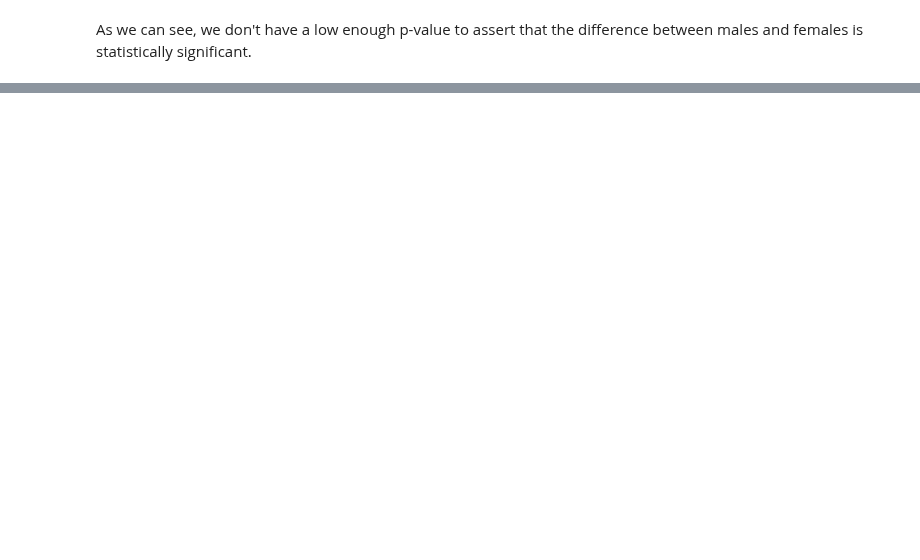
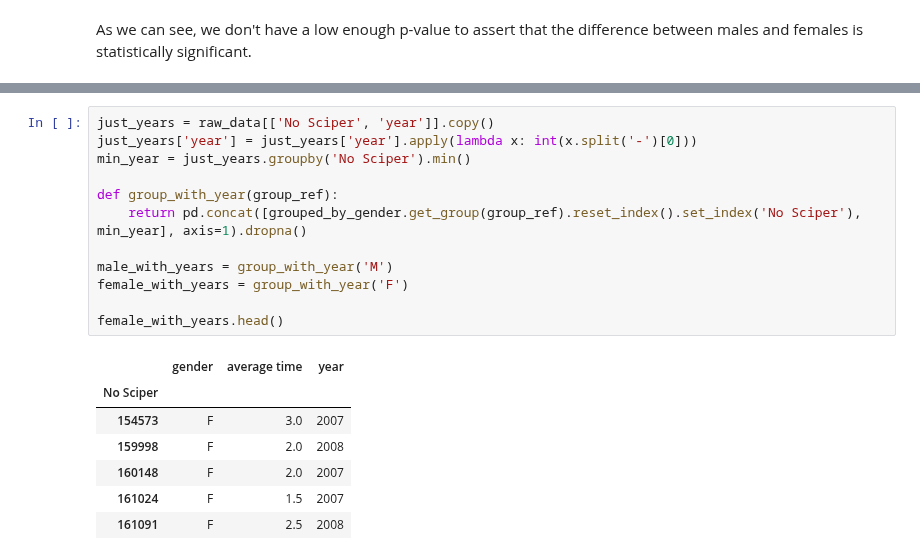
Before and after one commit to fdevillard/ada-homeworks, a Jupyter notebook: 02 - Data from the Web/task2_3.ipynb, the cells around one changed output, grey strips where cells are left out. Cells and saved outputs as stored; diff of their text form; blank space fills up the shorter version.

```diff
--- a/02 - Data from the Web/task2_3.ipynb
+++ b/02 - Data from the Web/task2_3.ipynb
@@ -201,0 +207,20 @@ As we can see, we don't have a low enough p-value to assert that the difference
+# %%
+just_years = raw_data[['No Sciper', 'year']].copy()
+just_years['year'] = just_years['year'].apply(lambda x: int(x.split('-')[0]))
+min_year = just_years.groupby('No Sciper').min()
+
+def group_with_year(group_ref):
+    return pd.concat([grouped_by_gender.get_group(group_ref).reset_index().set_index('No Sciper'), min_year], axis=1).dropna()
+
+male_with_years = group_with_year('M')
+female_with_years = group_with_year('F')
+
+female_with_years.head()
+# %% [output]
+|  | gender | average time | year |
+| No Sciper |  |  |  |
+| 154573 | F | 3.0 | 2007 |
+| 159998 | F | 2.0 | 2008 |
+| 160148 | F | 2.0 | 2007 |
+| 161024 | F | 1.5 | 2007 |
+| 161091 | F | 2.5 | 2008 |
```
Also changed, not shown: parts of 9 cells of this notebook.
